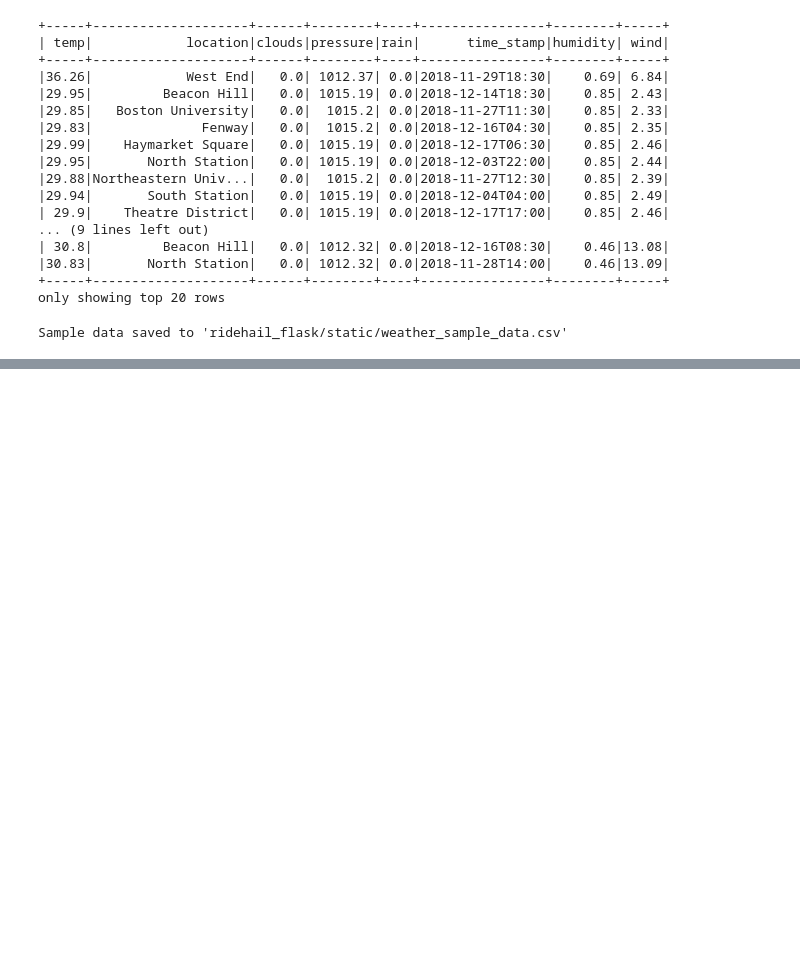
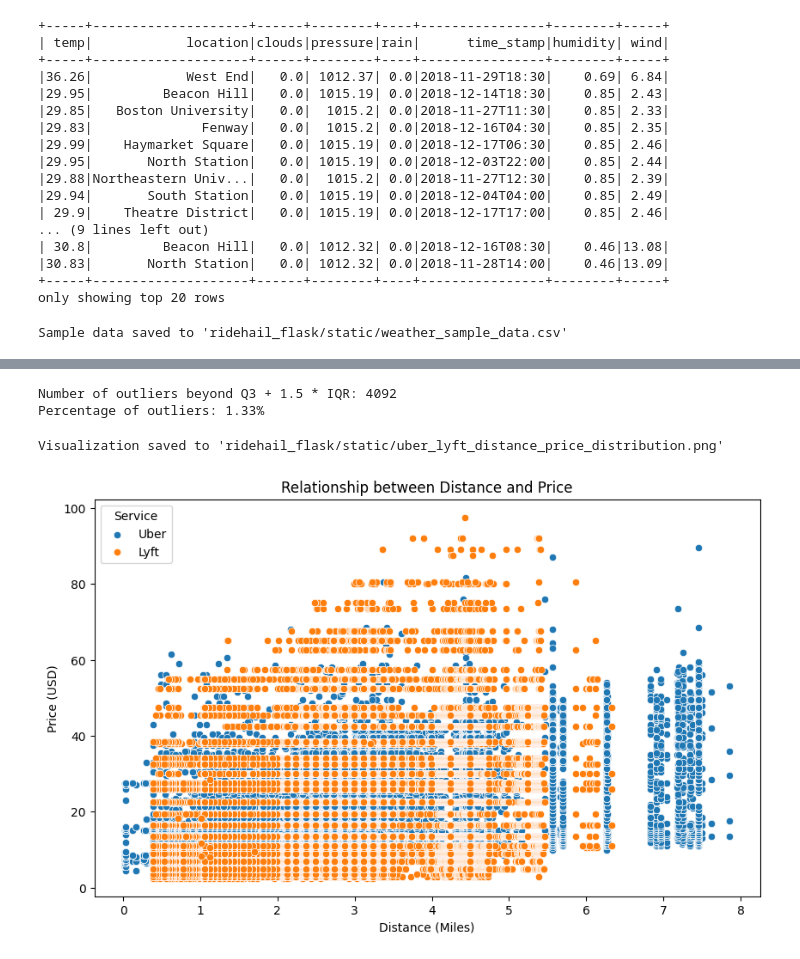
Before and after one commit to rishikamtam12/UberFarePredictor, a Jupyter notebook: dataVisualization.ipynb, the cells around one changed output, grey strips where cells are left out. Cells and saved outputs as stored; diff of their text form; code cells hidden in the pictures; blank space fills up the shorter version.

```diff
--- a/dataVisualization.ipynb
+++ b/dataVisualization.ipynb
@@ -225,25 +385,63 @@ print(f"Percentage of outliers: {outliers_percentage:.2f}%")
+# %%
+from pyspark.sql import functions as F
+
+# Calculate Q1, Q3, and IQR
+quantiles = lyft_df.approxQuantile("price", [0.25, 0.75], 0.001)
+Q1, Q3 = quantiles[0], quantiles[1]
+IQR = Q3 - Q1
+
+# Calculate the upper bound (Q3 + 1.5 * IQR)
+upper_bound = Q3 + 1.5 * IQR
+
+# Count the values beyond the upper bound
+outliers_count = lyft_df.filter(col("price") > upper_bound).count()
+
+# Total number of values
+total_count = lyft_df.filter(col("price").isNotNull()).count()
+
+# Calculate percentage of outliers
+outliers_percentage = (outliers_count / total_count) * 100
+
+# Print the results
+print(f"Number of outliers beyond Q3 + 1.5 * IQR: {outliers_count}")
+print(f"Percentage of outliers: {outliers_percentage:.2f}%")
+# %% [output]
+Number of outliers beyond Q3 + 1.5 * IQR: 4092
+Percentage of outliers: 1.33%
 # %%
 # Visualization 2 Distance vs Price (scatter plot)
+
+# Specify the output file path
+output_image_path = os.path.join(output_folder, "uber_lyft_distance_price_distribution.png")
 
 distance_price_df_uber = uber_df.select('distance', 'price').toPandas()
 distance_price_df_lyft = lyft_df.select('distance', 'price').toPandas()
 
 plt.figure(figsize=(10, 6))
 
 # Scatterplot for Uber with label
 sns.scatterplot(x=distance_price_df_uber['distance'], y=distance_price_df_uber['price'], label='Uber')
 
 # Scatterplot for Lyft with label
 sns.scatterplot(x=distance_price_df_lyft['distance'], y=distance_price_df_lyft['price'], label='Lyft')
 
 plt.title('Relationship between Distance and Price')
 plt.xlabel('Distance (Miles)')
 plt.ylabel('Price (USD)')
 
 # Add legend
 plt.legend(title='Service')
 
+# Save the figure as a PNG image
+plt.savefig(output_image_path)
+
+# Inform the user
+print(f"Visualization saved to '{output_image_path}'")
+
 plt.show()
+# %% [output]
+Visualization saved to 'ridehail_flask/static/uber_lyft_distance_price_distribution.png'
+[figure, added]
 # %%
 # Visualization 3 Surge Multiplier Ranges
 
```
Also changed, not shown: parts of 21 cells of this notebook, 11 other files.
